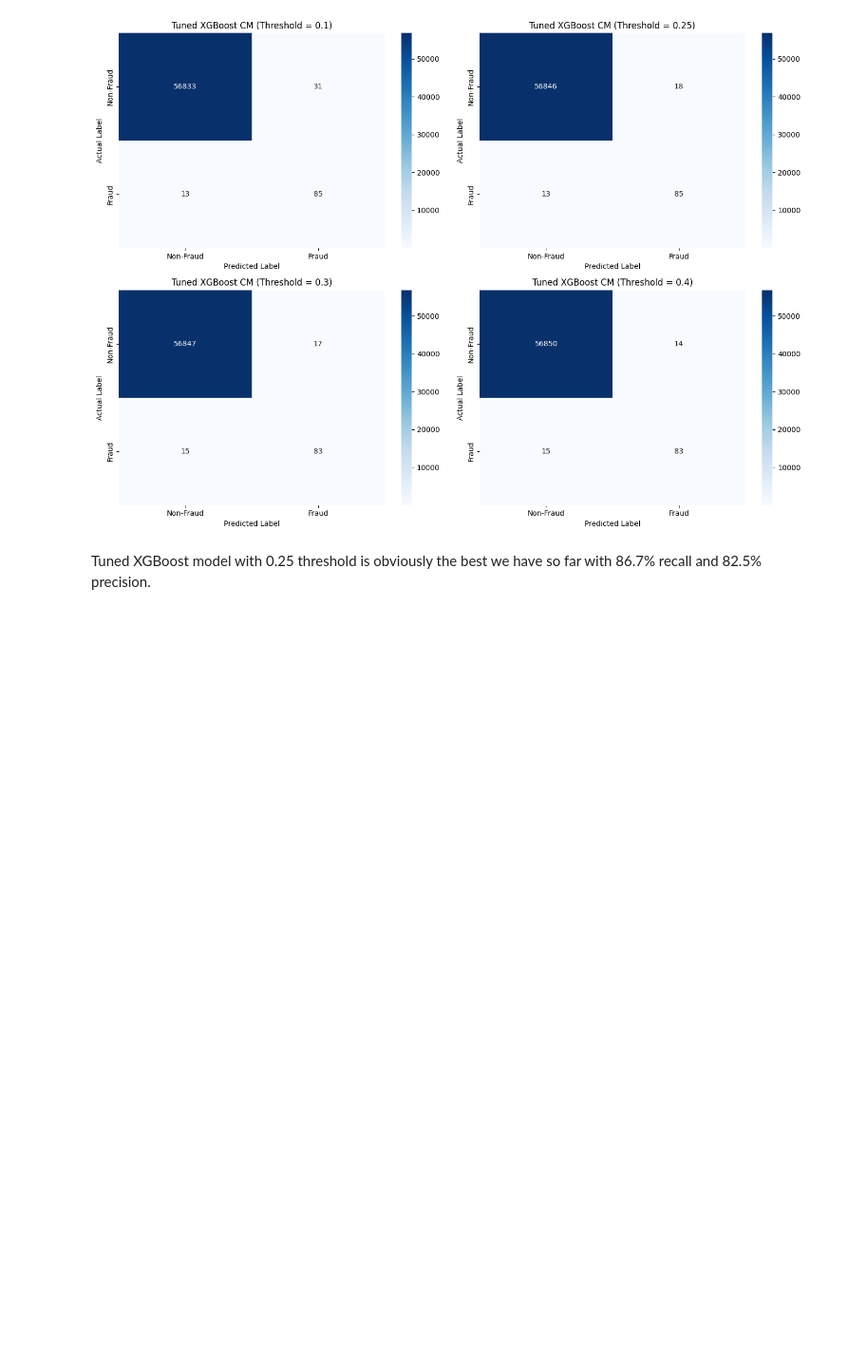
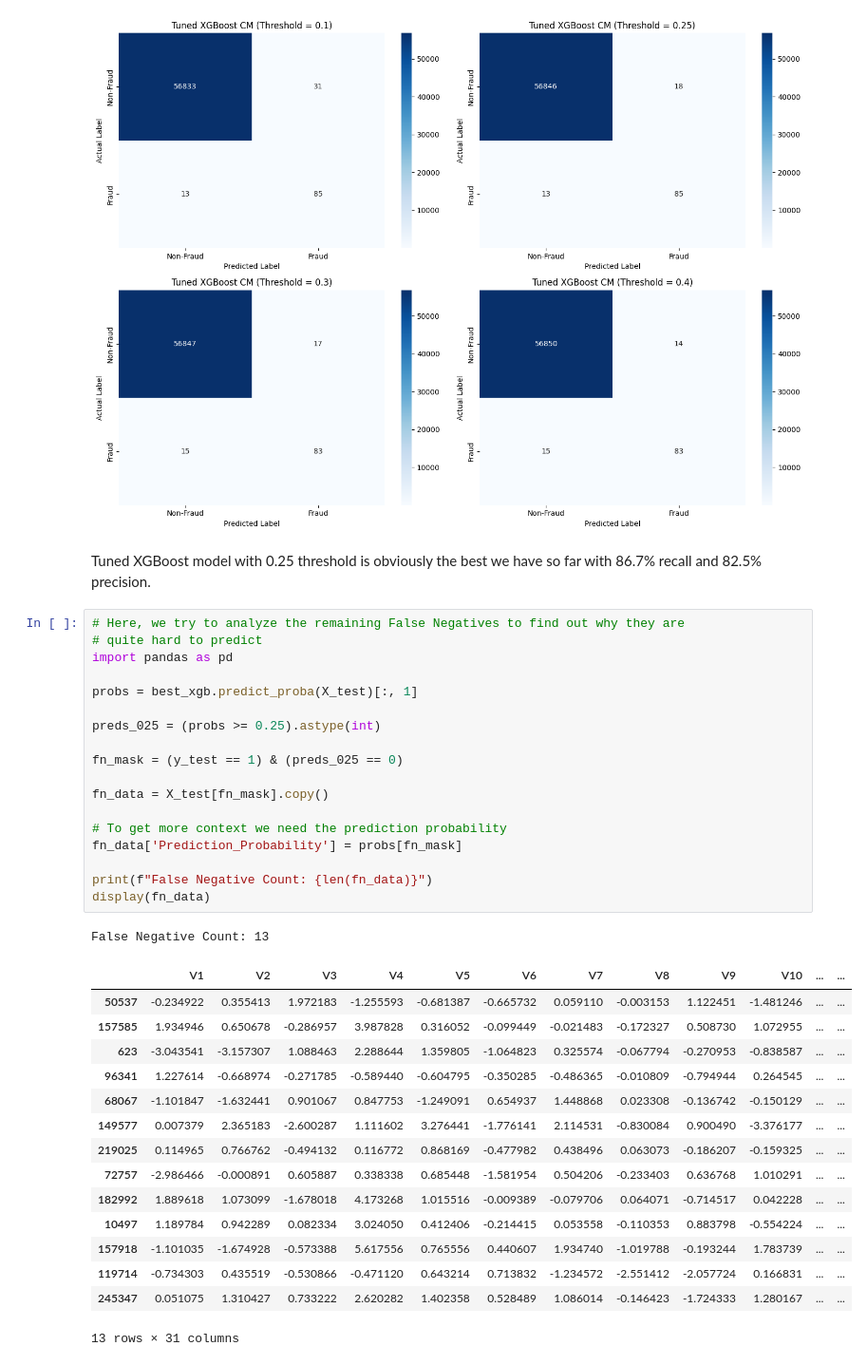
Before and after one commit to NurulAldi/cc-fraud-detect, a Jupyter notebook: notebooks/scripts.ipynb, the cells around one changed output. Shown at 95% size. Saved outputs shown, nothing was run; the diff lists cells and outputs as text; blank space fills up the shorter version.

```diff
--- a/notebooks/scripts.ipynb
+++ b/notebooks/scripts.ipynb
@@ -663,3 +663,38 @@ Skor AUPRC XGBoost (Tuned) pada Test Set: 0.8757
 [figure]
 # %% [markdown]
 Tuned XGBoost model with 0.25 threshold is obviously the best we have so far with 86.7% recall and 82.5% precision.
+# %%
+# Here, we try to analyze the remaining False Negatives to find out why they are
+# quite hard to predict
+import pandas as pd
+
+probs = best_xgb.predict_proba(X_test)[:, 1]
+
+preds_025 = (probs >= 0.25).astype(int)
+
+fn_mask = (y_test == 1) & (preds_025 == 0)
+
+fn_data = X_test[fn_mask].copy()
+
+# To get more context we need the prediction probability
+fn_data['Prediction_Probability'] = probs[fn_mask]
+
+print(f"False Negative Count: {len(fn_data)}")
+display(fn_data)
+# %% [output]
+False Negative Count: 13
+|  | V1 | V2 | V3 | V4 | V5 | V6 | V7 | V8 | V9 | V10 | ... | ... |
+| 50537 | -0.234922 | 0.355413 | 1.972183 | -1.255593 | -0.681387 | -0.665732 | 0.059110 | -0.003153 | 1.122451 | -1.481246 | ... | ... |
+| 157585 | 1.934946 | 0.650678 | -0.286957 | 3.987828 | 0.316052 | -0.099449 | -0.021483 | -0.172327 | 0.508730 | 1.072955 | ... | ... |
+| 623 | -3.043541 | -3.157307 | 1.088463 | 2.288644 | 1.359805 | -1.064823 | 0.325574 | -0.067794 | -0.270953 | -0.838587 | ... | ... |
+| 96341 | 1.227614 | -0.668974 | -0.271785 | -0.589440 | -0.604795 | -0.350285 | -0.486365 | -0.010809 | -0.794944 | 0.264545 | ... | ... |
+| 68067 | -1.101847 | -1.632441 | 0.901067 | 0.847753 | -1.249091 | 0.654937 | 1.448868 | 0.023308 | -0.136742 | -0.150129 | ... | ... |
+| 149577 | 0.007379 | 2.365183 | -2.600287 | 1.111602 | 3.276441 | -1.776141 | 2.114531 | -0.830084 | 0.900490 | -3.376177 | ... | ... |
+| 219025 | 0.114965 | 0.766762 | -0.494132 | 0.116772 | 0.868169 | -0.477982 | 0.438496 | 0.063073 | -0.186207 | -0.159325 | ... | ... |
+| 72757 | -2.986466 | -0.000891 | 0.605887 | 0.338338 | 0.685448 | -1.581954 | 0.504206 | -0.233403 | 0.636768 | 1.010291 | ... | ... |
+| 182992 | 1.889618 | 1.073099 | -1.678018 | 4.173268 | 1.015516 | -0.009389 | -0.079706 | 0.064071 | -0.714517 | 0.042228 | ... | ... |
+| 10497 | 1.189784 | 0.942289 | 0.082334 | 3.024050 | 0.412406 | -0.214415 | 0.053558 | -0.110353 | 0.883798 | -0.554224 | ... | ... |
+| 157918 | -1.101035 | -1.674928 | -0.573388 | 5.617556 | 0.765556 | 0.440607 | 1.934740 | -1.019788 | -0.193244 | 1.783739 | ... | ... |
+| 119714 | -0.734303 | 0.435519 | -0.530866 | -0.471120 | 0.643214 | 0.713832 | -1.234572 | -2.551412 | -2.057724 | 0.166831 | ... | ... |
+| 245347 | 0.051075 | 1.310427 | 0.733222 | 2.620282 | 1.402358 | 0.528489 | 1.086014 | -0.146423 | -1.724333 | 1.280167 | ... | ... |
+13 rows × 31 columns
```
Also changed, not shown: parts of 1 cell of this notebook, 1 other file.
